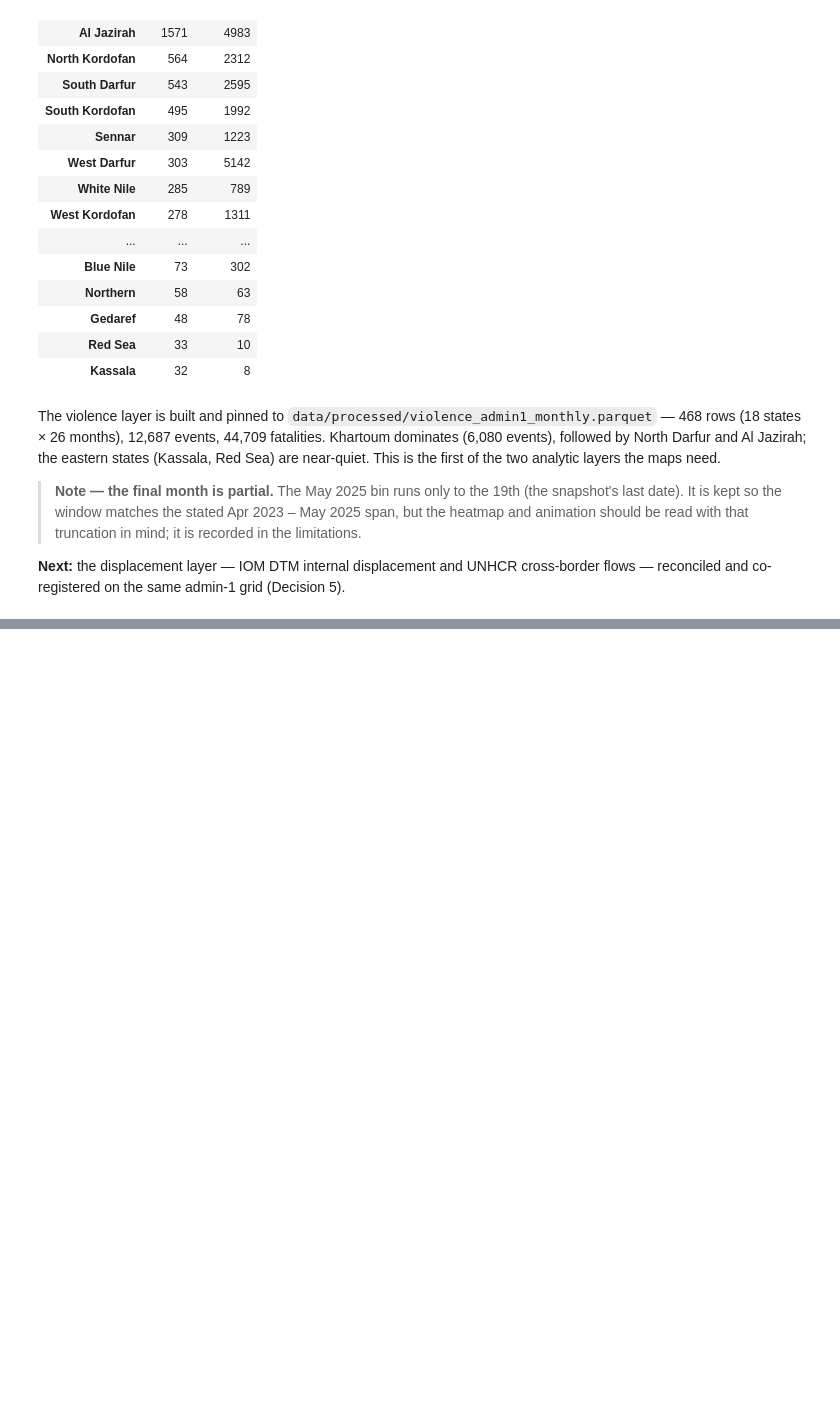
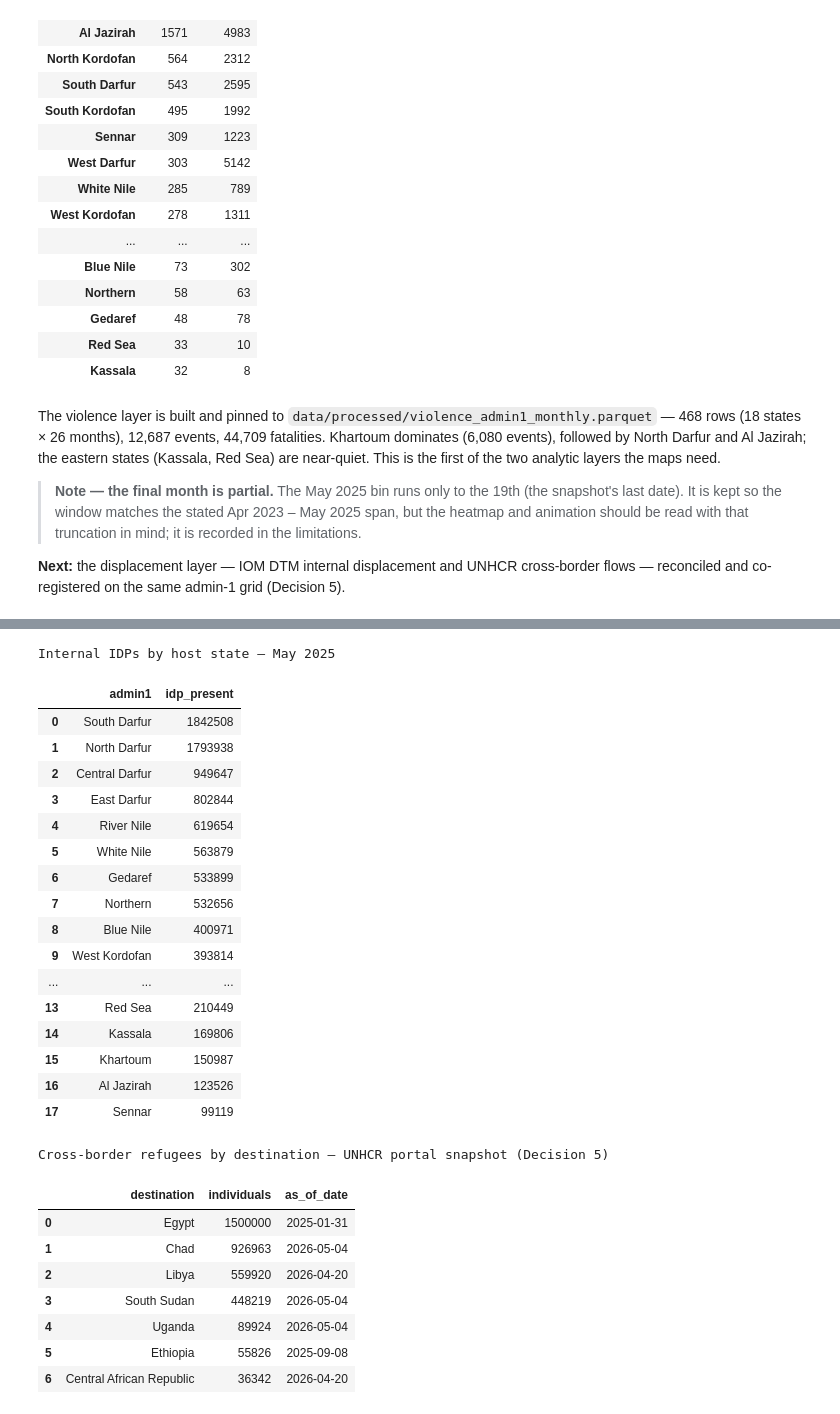
Before and after one commit to Muhanad-husn/Sudan-war-displacement-mapping, a Jupyter notebook: notebooks/02_main.ipynb, the cells around one changed output, grey strips where cells are left out. Drawn from its saved outputs; the diff is of its cells as text; code cells hidden in the pictures; blank space fills up the shorter version.

Commit message:
Session 6: main notebook — displacement layer (Decisions 5, 7)

```diff
--- a/notebooks/02_main.ipynb
+++ b/notebooks/02_main.ipynb
@@ -445,0 +654,28 @@ cross-border flows — reconciled and co-registered on the same admin-1 grid
+# %%
+displacement = data.build_displacement_layer()   # D7 default; pins the parquet
+od = data.build_displacement_od()                # D5/D7 defaults; pins the parquet
+
+n_states = displacement["canonical_pcode"].nunique()
+n_months = displacement["period"].nunique()
+# How many of those months had no DTM assessment round and inherit the prior
+# stock by forward-fill (D7)?
+_lo, _hi = (pd.Timestamp(d) for d in data.DISPLACEMENT_WINDOW)
+_ov = dtm[dtm["operation"] == data.DTM_OPERATION]
+n_round_months = _ov[(_ov["reportingDate"] >= _lo)
+                     & (_ov["reportingDate"] <= _hi)]["ym"].nunique()
+
+print(f"Internal IDP layer : {displacement.shape[0]} rows = "
+      f"{n_states} states x {n_months} months "
+      f"({displacement['period'].min():%Y-%m} -> {displacement['period'].max():%Y-%m})")
+print(f"Forward-filled gaps: {n_months - n_round_months} of {n_months} months had no "
+      f"DTM round and inherit the prior stock")
+peak = displacement.groupby("period")["idp_present"].sum()
+print(f"National IDP stock : {peak.iloc[0]:,} (Aug 2023) -> peak "
+      f"{peak.max():,} ({peak.idxmax():%b %Y}) -> {peak.iloc[-1]:,} (May 2025)")
+print()
+print(f"O-D dataset        : {len(od)} flows  "
+      f"({(od.flow_type == 'internal').sum()} internal + "
+      f"{(od.flow_type == 'cross_border').sum()} cross-border)")
+print("Pinned to          : data/processed/displacement_admin1_monthly.parquet")
+print("                     data/processed/displacement_od.parquet")
+displacement.head()
@@ -445,0 +696,40 @@ cross-border flows — reconciled and co-registered on the same admin-1 grid
+# %%
+# The geographic shape of internal displacement — IDP stock at the latest
+# in-window month, beside the cross-border destinations.
+latest = displacement[displacement["period"] == displacement["period"].max()]
+print(f"Internal IDPs by host state — {displacement['period'].max():%B %Y}")
+display(latest.sort_values("idp_present", ascending=False)
+        [["admin1", "idp_present"]].reset_index(drop=True))
+
+print("\nCross-border refugees by destination — UNHCR portal snapshot (Decision 5)")
+display(od[od["flow_type"] == "cross_border"]
+        .sort_values("individuals", ascending=False)
+        [["destination", "individuals", "as_of_date"]].reset_index(drop=True))
+# %% [output]
+Internal IDPs by host state — May 2025
+|  | admin1 | idp_present |
+| 0 | South Darfur | 1842508 |
+| 1 | North Darfur | 1793938 |
+| 2 | Central Darfur | 949647 |
+| 3 | East Darfur | 802844 |
+| 4 | River Nile | 619654 |
+| 5 | White Nile | 563879 |
+| 6 | Gedaref | 533899 |
+| 7 | Northern | 532656 |
+| 8 | Blue Nile | 400971 |
+| 9 | West Kordofan | 393814 |
+| ... | ... | ... |
+| 13 | Red Sea | 210449 |
+| 14 | Kassala | 169806 |
+| 15 | Khartoum | 150987 |
+| 16 | Al Jazirah | 123526 |
+| 17 | Sennar | 99119 |
+Cross-border refugees by destination — UNHCR portal snapshot (Decision 5)
+|  | destination | individuals | as_of_date |
+| 0 | Egypt | 1500000 | 2025-01-31 |
+| 1 | Chad | 926963 | 2026-05-04 |
+| 2 | Libya | 559920 | 2026-04-20 |
+| 3 | South Sudan | 448219 | 2026-05-04 |
+| 4 | Uganda | 89924 | 2026-05-04 |
+| 5 | Ethiopia | 55826 | 2025-09-08 |
+| 6 | Central African Republic | 36342 | 2026-04-20 |
```
Also changed, not shown: parts of 11 cells of this notebook, 3 other files.
